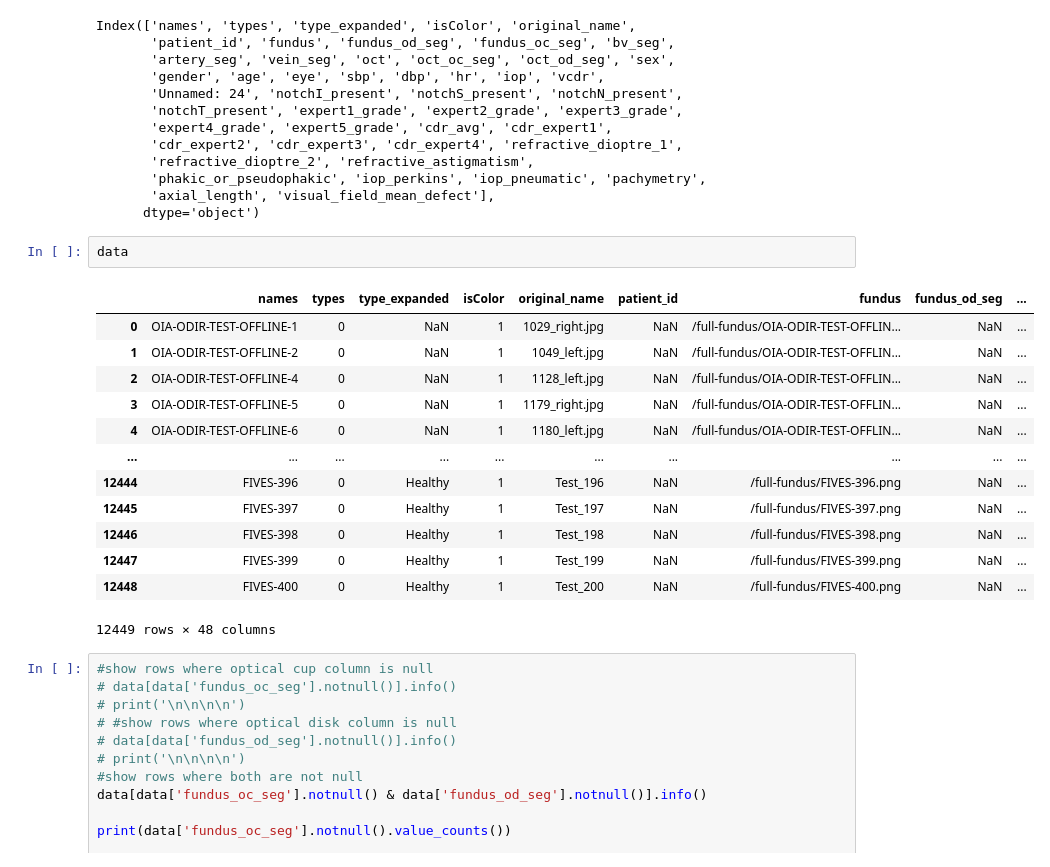
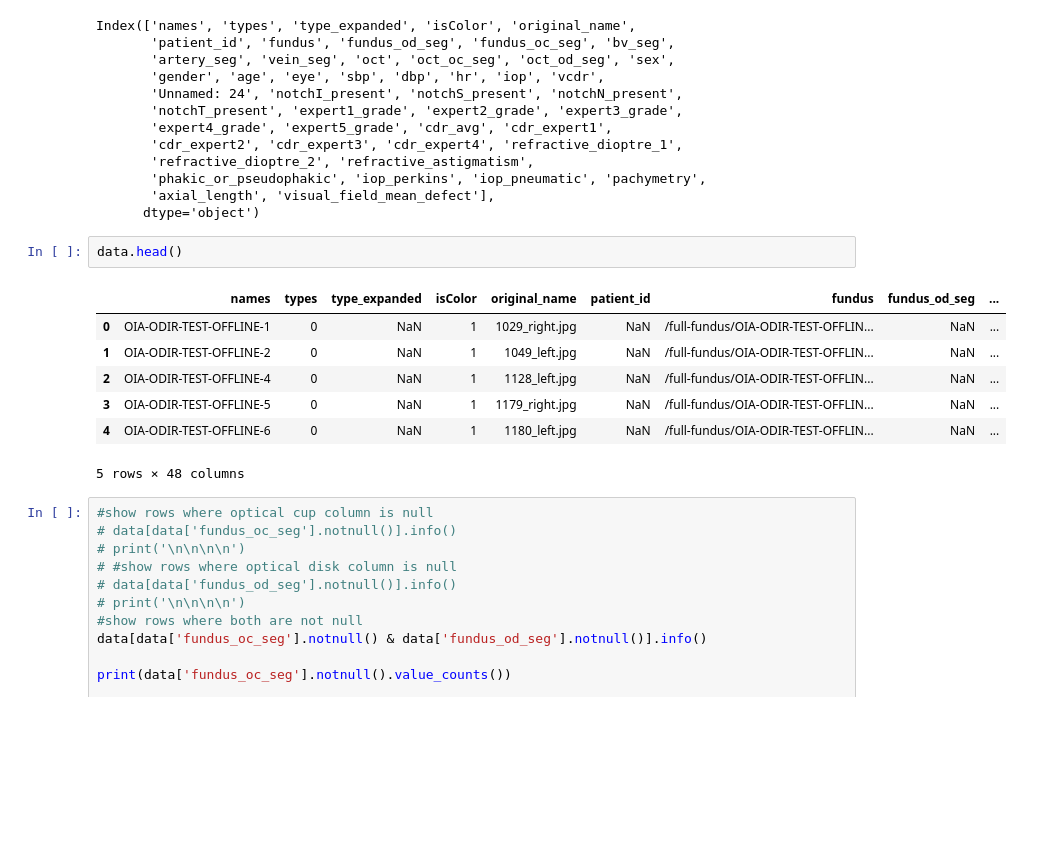
Before and after one commit to AhmedElZubair38/DISSERTATION, a Jupyter notebook: MOSTLY_Data_3/DRAFT1.ipynb, the cells around one changed output. Drawn from its saved outputs; the diff is of its cells as text; blank space fills up the shorter version.

```diff
--- a/MOSTLY_Data_3/DRAFT1.ipynb
+++ b/MOSTLY_Data_3/DRAFT1.ipynb
@@ -21,21 +44,15 @@ Index(['names', 'types', 'type_expanded', 'isColor', 'original_name',
        'axial_length', 'visual_field_mean_defect'],
       dtype='object')
 # %%
-data
+data.head()
 # %% [output]
 |  | names | types | type_expanded | isColor | original_name | patient_id | fundus | fundus_od_seg | ... |
 | 0 | OIA-ODIR-TEST-OFFLINE-1 | 0 | NaN | 1 | 1029_right.jpg | NaN | /full-fundus/OIA-ODIR-TEST-OFFLIN... | NaN | ... |
 | 1 | OIA-ODIR-TEST-OFFLINE-2 | 0 | NaN | 1 | 1049_left.jpg | NaN | /full-fundus/OIA-ODIR-TEST-OFFLIN... | NaN | ... |
 | 2 | OIA-ODIR-TEST-OFFLINE-4 | 0 | NaN | 1 | 1128_left.jpg | NaN | /full-fundus/OIA-ODIR-TEST-OFFLIN... | NaN | ... |
 | 3 | OIA-ODIR-TEST-OFFLINE-5 | 0 | NaN | 1 | 1179_right.jpg | NaN | /full-fundus/OIA-ODIR-TEST-OFFLIN... | NaN | ... |
 | 4 | OIA-ODIR-TEST-OFFLINE-6 | 0 | NaN | 1 | 1180_left.jpg | NaN | /full-fundus/OIA-ODIR-TEST-OFFLIN... | NaN | ... |
-| ... | ... | ... | ... | ... | ... | ... | ... | ... | ... |
-| 12444 | FIVES-396 | 0 | Healthy | 1 | Test_196 | NaN | /full-fundus/FIVES-396.png | NaN | ... |
-| 12445 | FIVES-397 | 0 | Healthy | 1 | Test_197 | NaN | /full-fundus/FIVES-397.png | NaN | ... |
-| 12446 | FIVES-398 | 0 | Healthy | 1 | Test_198 | NaN | /full-fundus/FIVES-398.png | NaN | ... |
-| 12447 | FIVES-399 | 0 | Healthy | 1 | Test_199 | NaN | /full-fundus/FIVES-399.png | NaN | ... |
-| 12448 | FIVES-400 | 0 | Healthy | 1 | Test_200 | NaN | /full-fundus/FIVES-400.png | NaN | ... |
-12449 rows × 48 columns
+5 rows × 48 columns
 # %%
 #show rows where optical cup column is null
 # data[data['fundus_oc_seg'].notnull()].info()
```
Also changed, not shown: parts of 3 cells of this notebook, 3 other files.
